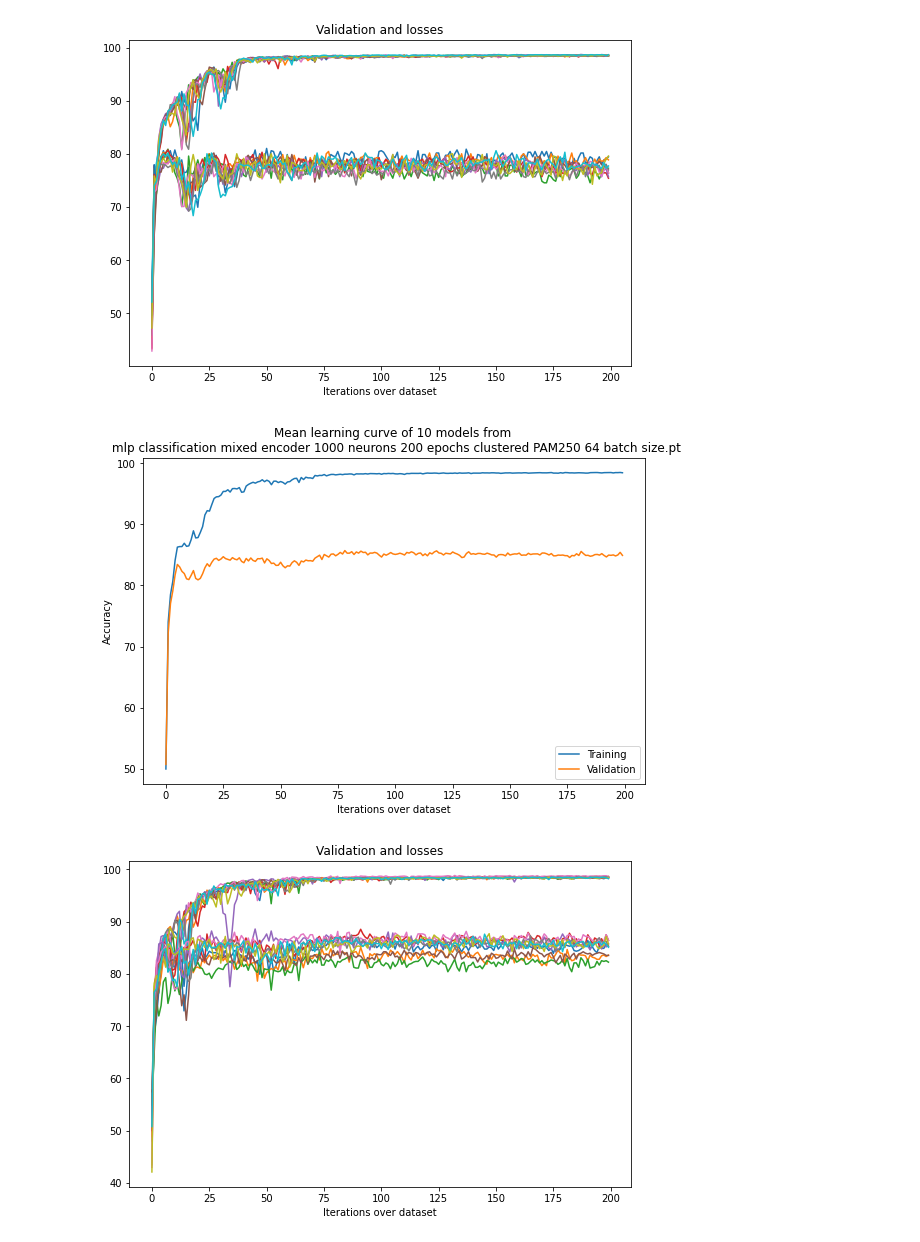
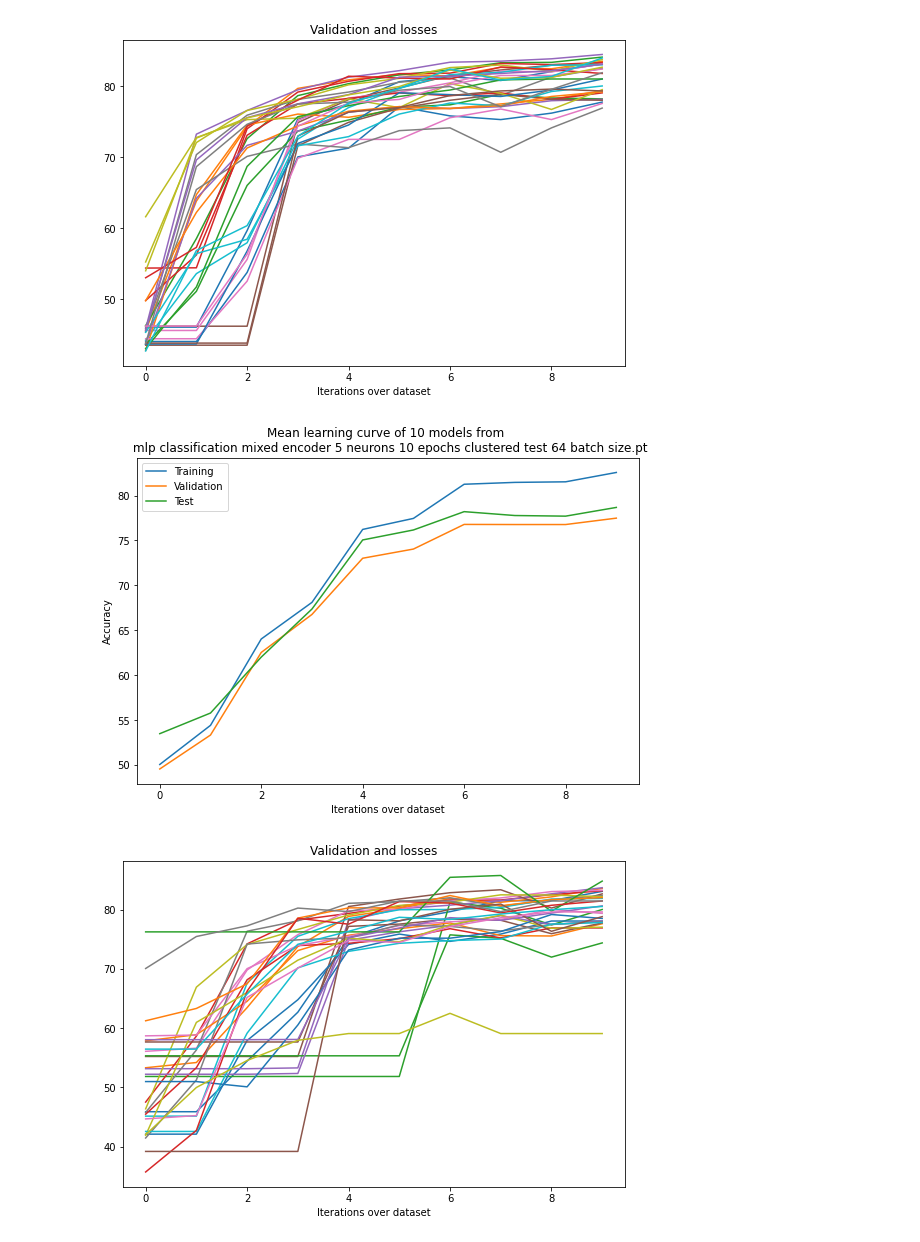
Before and after one commit to DeepRank/3D-Vac, a Jupyter notebook: src/5_train_models/explore_class_seq_xvalidation.ipynb, the cells around one changed output. Saved outputs shown, nothing was run; the diff lists cells and outputs as text; code cells hidden in the pictures.

Commit message:
added test_accuracies to the models as well changed the method to generate the splits

```diff
--- a/src/5_train_models/explore_class_seq_xvalidation.ipynb
+++ b/src/5_train_models/explore_class_seq_xvalidation.ipynb
@@ -13,26 +13,30 @@ def load_model(model_path, plot=False):
     xval_data = cp["models_data"]
     a = cp["arguments"]
 
-    train_losses = torch.tensor([data["train_losses"] for data in xval_data])
-    validation_losses = torch.tensor([data["validation_losses"] for data in xval_data])
-    train_losses = torch.permute(train_losses, (1,0))
-    validation_losses = torch.permute(validation_losses, (1,0))
+    train_accuracies = torch.tensor([data["train_accuracies"] for data in xval_data])
+    validation_accuracies = torch.tensor([data["validation_accuracies"] for data in xval_data])
+    test_accuracies = torch.tensor([data["test_accuracies"] for data in xval_data])
+    train_accuracies = torch.permute(train_accuracies, (1,0))
+    validation_accuracies = torch.permute(validation_accuracies, (1,0))
+    test_accuracies = torch.permute(test_accuracies, (1,0))
     if plot:
         #plot mean validation and loss
         plt.figure(figsize=(9,6))
-        plt.plot(range(a.epochs), train_losses.mean(dim=1))
-        plt.plot(range(a.epochs), validation_losses.mean(dim=1))
+        plt.plot(range(a.epochs), train_accuracies.mean(dim=1))
+        plt.plot(range(a.epochs), validation_accuracies.mean(dim=1))
+        plt.plot(range(a.epochs), test_accuracies.mean(dim=1))
         plt.title("Valid")
         plt.xlabel("Iterations over dataset")
         plt.ylabel("Accuracy")
         plt.title(f"Mean learning curve of 10 models from \n {os.path.basename(model_path).replace('_', ' ')}")
-        plt.legend(["Training", "Validation"])
+        plt.legend(["Training", "Validation", "Test"])
         plt.show()
 
         #plot the actual validation and loss
         plt.figure(figsize=(9,6))
-        plt.plot(range(a.epochs), train_losses)
-        plt.plot(range(a.epochs), validation_losses)
+        plt.plot(range(a.epochs), train_accuracies)
+        plt.plot(range(a.epochs), validation_accuracies)
+        plt.plot(range(a.epochs), test_accuracies)
         plt.title("Validation and losses")
         plt.xlabel("Iterations over dataset")
         plt.show()
@@ -98,18 +102,18 @@ def get_rates(xval_data, a):
     pr = torch.tensor(pr)
     return tpr, fnr, tnr, fpr, nr, pr, accuracies
 # %%
-models_path = "/home/daqop/Desktop/M2/Internship/python/trained_models/"
+# models_path = "/home/daqop/Desktop/M2/Internship/python/trained_models/"
 # models_path = "/home/daqop/mountpoint_snellius/3D-Vac/src/5_train_models/CNN/I/reg/seq/trained_models/"
-# models_path = "/home/daqop/train_branch_3D_Vac/src/5_train_models/CNN/I/classification/seq/trained_models/"
+models_path = "/home/daqop/train_branch_3D_Vac/src/5_train_models/CNN/I/classification/seq/trained_models/"
 model_names = {
-    "shuffled": "mlp_classification_mixed_encoder_1000_neurons_200_epochs_shuffled_64_batch_size.pt",
-    "clustered": "mlp_classification_mixed_encoder_1000_neurons_200_epochs_clustered_PAM250_64_batch_size.pt",
-    "dtu_clustered": "mlp_classification_mixed_encoder_1000_neurons_200_epochs_clustered_dtu_64_batch_size.pt",
+    "shuffled": "mlp_classification_mixed_encoder_5_neurons_10_epochs_shuffled_test_64_batch_size.pt",
+    "clustered": "mlp_classification_mixed_encoder_5_neurons_10_epochs_clustered_test_64_batch_size.pt",
+    # "dtu_clustered": "mlp_classification_mixed_encoder_1000_neurons_200_epochs_clustered_dtu_64_batch_size.pt",
 }
 shuffled_xval, shuffled_a = load_model(models_path + model_names["shuffled"], plot=True)
 clustered_xval, clustered_a = load_model(models_path + model_names["clustered"], plot=True)
-clustered_dtu_xval, clustered_dtu_a = load_model(models_path + model_names["dtu_clustered"], plot=True)
+# clustered_dtu_xval, clustered_dtu_a = load_model(models_path + model_names["dtu_clustered"], plot=True)
 s_tpr, s_fnr, s_tnr, s_fpr, s_nr, s_pr, s_accuracy = get_rates(shuffled_xval, shuffled_a)
 c_tpr, c_fnr, c_tnr, c_fpr, c_nr, c_pr, c_accuracy = get_rates(clustered_xval, clustered_a)
-cd_tpr, cd_fnr, cd_tnr, cd_fpr, cd_nr, cd_pr, cd_accuracy = get_rates(clustered_dtu_xval, clustered_dtu_a)
+# cd_tpr, cd_fnr, cd_tnr, cd_fpr, cd_nr, cd_pr, cd_accuracy = get_rates(clustered_dtu_xval, clustered_dtu_a)
 # %% [output]
@@ -117,3 +121,3 @@ cd_tpr, cd_fnr, cd_tnr, cd_fpr, cd_nr, cd_pr, cd_accuracy = get_rates(clustered_
-[figure, old version]
+[figure, new version]
-[figure, old version]
+[figure, new version]
-[figure, old version]
+[figure, new version]
```
Also changed, not shown: parts of 2 cells of this notebook, 1 other file.
